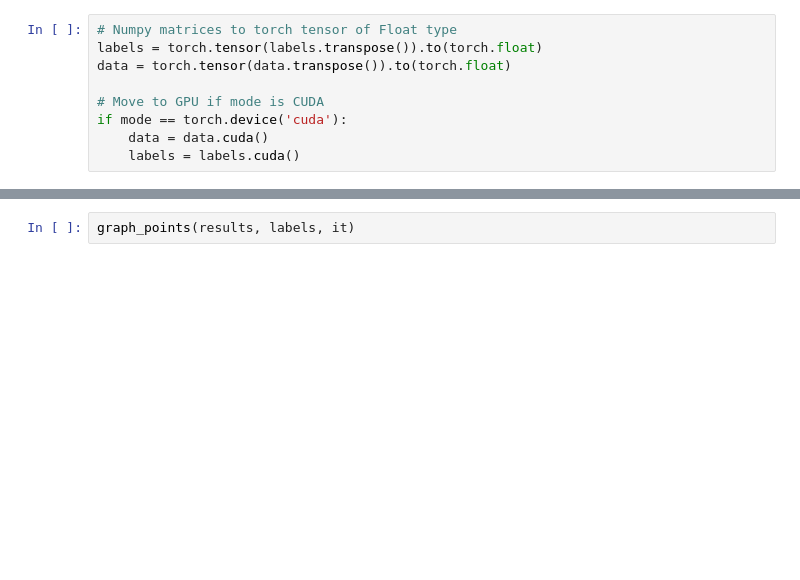
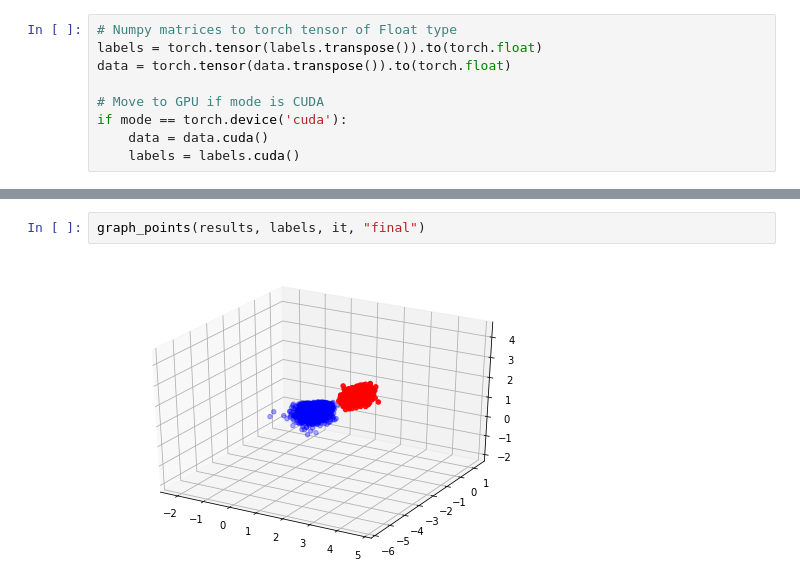
Before and after one commit to yuhongsun96/Hard-Negative-Mining-with-LSH-KNN, a Jupyter notebook: code/TrainingNotebook.ipynb, the cells around one changed output, grey strips where cells are left out. Drawn from its saved outputs; the diff is of its cells as text; blank space fills up the shorter version.

```diff
--- a/code/TrainingNotebook.ipynb
+++ b/code/TrainingNotebook.ipynb
@@ -151,4 +175,6 @@ Iteration: 200  |       Average Loss (last 100): 790261955
 # %%
-graph_points(results, labels, it)
+graph_points(results, labels, it, "final")
+# %% [output]
+[figure, added]
 # %%
 graph_loss(losses)
```
Also changed, not shown: parts of 12 cells of this notebook, 1 other file.
